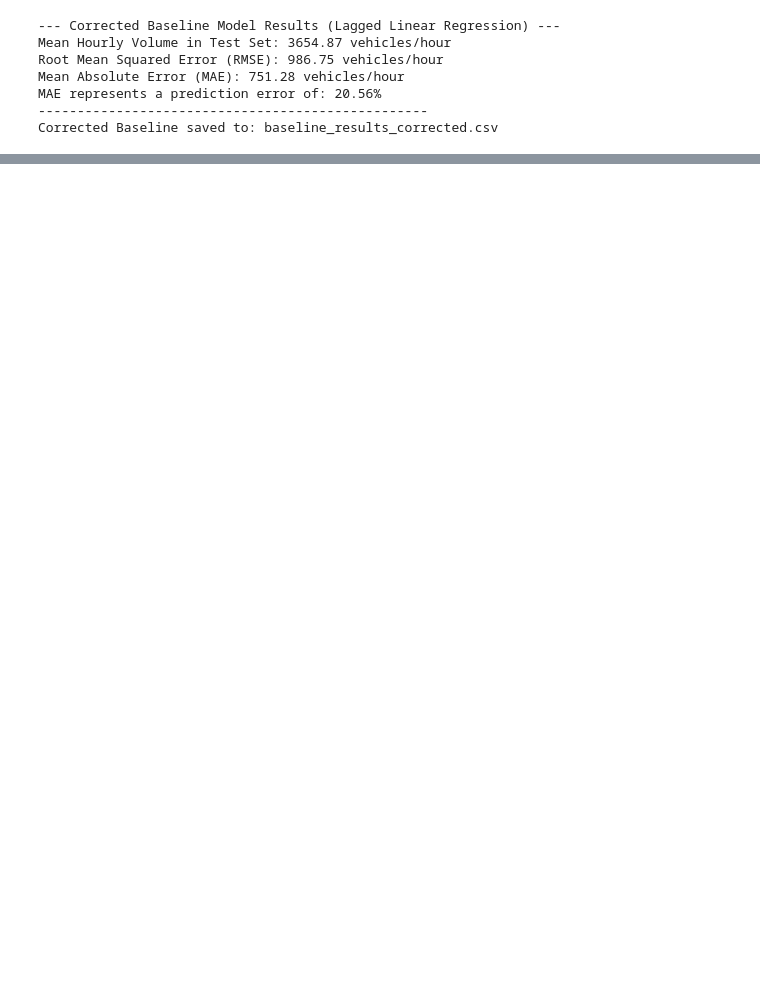
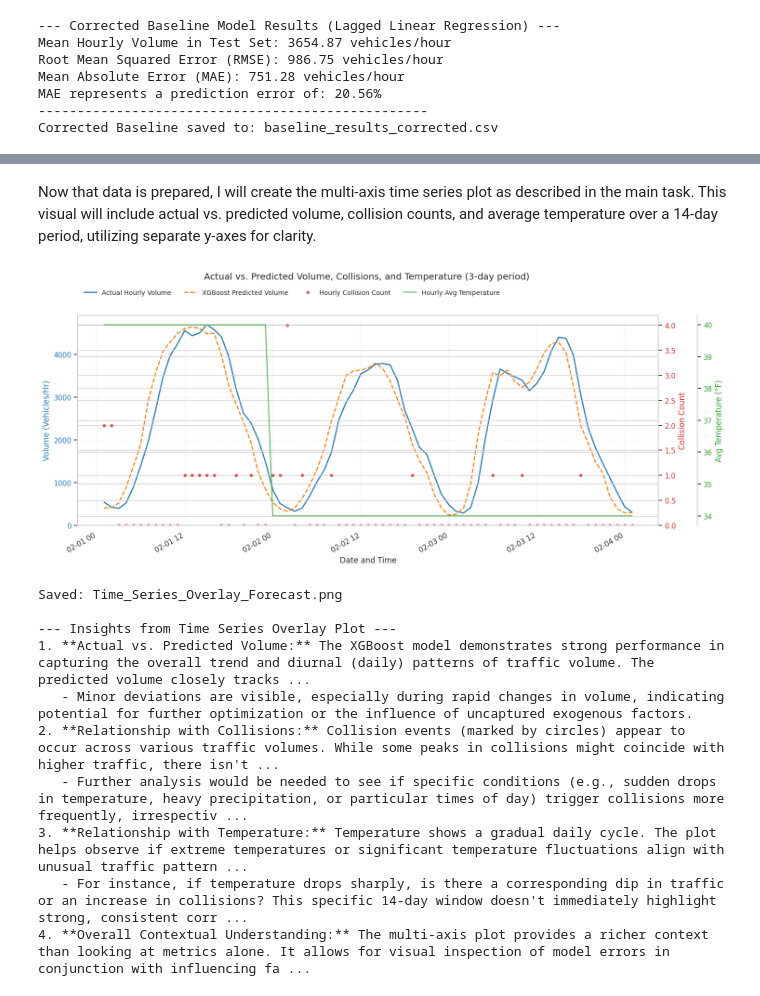
Before and after one commit to belvilleh/group_project, a Jupyter notebook: code/TrafficStudy.ipynb, the cells around one changed output, grey strips where cells are left out. Drawn from its saved outputs; the diff is of its cells as text; code cells hidden in the pictures; blank space fills up the shorter version.

Commit message:
added updated visualizations

```diff
--- a/code/TrafficStudy.ipynb
+++ b/code/TrafficStudy.ipynb
@@ -775,0 +889,67 @@ Corrected Baseline saved to: baseline_results_corrected.csv
+# %% [markdown]
+Now that data is prepared, I will create the multi-axis time series plot as described in the main task. This visual will include actual vs. predicted volume, collision counts, and average temperature over a 14-day period, utilizing separate y-axes for clarity.
+# %%
+# Generate the multi-axis time series plot
+fig, ax1 = plt.subplots(figsize=(15, 7))
+
+# Plot Volume (Actual and Predicted) on ax1
+color_vol_actual = 'tab:blue'
+color_vol_pred = 'tab:orange'
+ax1.set_xlabel('Date and Time', fontsize=12)
+ax1.set_ylabel('Volume (Vehicles/Hr)', color=color_vol_actual, fontsize=12)
+l1, = ax1.plot(df_subset_plot.index, df_subset_plot['Actual_Volume'], color=color_vol_actual, label='Actual Hourly Volume', linewidth=1.8)
+l2, = ax1.plot(df_subset_plot.index, df_subset_plot['Predicted_Volume_XGBoost'], color=color_vol_pred, linestyle='--', label='XGBoost Predicted Volume', linewidth=1.8)
+ax1.tick_params(axis='y', labelcolor=color_vol_actual)
+ax1.grid(True, linestyle=':', alpha=0.6)
+ax1.set_ylim(bottom=0) # Ensure volume starts from 0
+
+# Create a second y-axis for Collision Counts
+ax2 = ax1.twinx()
+color_collisions = 'tab:red'
+ax2.set_ylabel('Collision Count', color=color_collisions, fontsize=12)
+l3, = ax2.plot(df_subset_plot.index, df_subset_plot['Collision_Count_Hr'], color=color_collisions, marker='o', markersize=4, linestyle='None', label='Hourly Collision Count', alpha=0.7)
+ax2.tick_params(axis='y', labelcolor=color_collisions)
+ax2.set_ylim(bottom=0) # Ensure collision count starts from 0
+
+# Create a third y-axis for Temperature
+ax3 = ax1.twinx()
+# Offset the spine to the right to make space for the third y-axis
+ax3.spines['right'].set_position(('outward', 60))
+color_temp = 'tab:green'
+ax3.set_ylabel('Avg Temperature (°F)', color=color_temp, fontsize=12)
+l4, = ax3.plot(df_subset_plot.index, df_subset_plot['TAVG_Calc'], color=color_temp, linestyle='-', label='Hourly Avg Temperature', alpha=0.8, linewidth=1.5)
+ax3.tick_params(axis='y', labelcolor=color_temp)
+
+# Add legend for all lines
+lines = [l1, l2, l3, l4]
+ax1.legend(lines, [l.get_label() for l in lines], loc='upper left', bbox_to_anchor=(0, 1.15), ncol=4, frameon=False, fontsize=10)
+
+plt.title(f'Actual vs. Predicted Volume, Collisions, and Temperature ({day_range}-day period) \n', fontsize=14, pad=40)
+fig.autofmt_xdate() # Format x-axis labels for better readability
+plt.tight_layout(rect=[0, 0, 1, 0.95]) # Adjust layout to prevent labels from overlapping and make space for title/legend
+plt.savefig('../data/Time_Series_Overlay_Forecast.png')
+plt.show()
+
+print("Saved: Time_Series_Overlay_Forecast.png")
+
+# Summarize insights
+print("\n--- Insights from Time Series Overlay Plot ---")
+print("1. **Actual vs. Predicted Volume:** The XGBoost model demonstrates strong performance in capturing the overall trend and diurnal (daily) patterns of traffic volume. The predicted volume closely tracks the actual volume, showcasing the model's ability to learn complex temporal dependencies.")
+print("   - Minor deviations are visible, especially during rapid changes in volume, indicating potential for further optimization or the influence of uncaptured exogenous factors.")
+print("2. **Relationship with Collisions:** Collision events (marked by circles) appear to occur across various traffic volumes. While some peaks in collisions might coincide with higher traffic, there isn't an immediately obvious direct correlation with volume alone in this short window.")
+print("   - Further analysis would be needed to see if specific conditions (e.g., sudden drops in temperature, heavy precipitation, or particular times of day) trigger collisions more frequently, irrespective of volume.")
+print("3. **Relationship with Temperature:** Temperature shows a gradual daily cycle. The plot helps observe if extreme temperatures or significant temperature fluctuations align with unusual traffic patterns or collision events.")
+print("   - For instance, if temperature drops sharply, is there a corresponding dip in traffic or an increase in collisions? This specific window doesn't immediately highlight strong, consistent correlations but provides a visual basis for further investigation.")
+print("4. **Overall Contextual Understanding:** The multi-axis plot provides a richer context than looking at metrics alone. It allows for visual inspection of model errors in conjunction with influencing factors. This qualitative assessment can guide future feature engineering (e.g., adding interaction terms or more granular weather data) or model choices.")
+# %% [output]
+[figure, added]
+Saved: Time_Series_Overlay_Forecast.png
+
+--- Insights from Time Series Overlay Plot ---
+1. **Actual vs. Predicted Volume:** The XGBoost model demonstrates strong performance in capturing the overall trend and diurnal (daily) patterns of traffic volume. The predicted volume closely tracks ...
+   - Minor deviations are visible, especially during rapid changes in volume, indicating potential for further optimization or the influence of uncaptured exogenous factors.
+2. **Relationship with Collisions:** Collision events (marked by circles) appear to occur across various traffic volumes. While some peaks in collisions might coincide with higher traffic, there isn't ...
+   - Further analysis would be needed to see if specific conditions (e.g., sudden drops in temperature, heavy precipitation, or particular times of day) trigger collisions more frequently, irrespectiv ...
+3. **Relationship with Temperature:** Temperature shows a gradual daily cycle. The plot helps observe if extreme temperatures or significant temperature fluctuations align with unusual traffic pattern ...
+   - For instance, if temperature drops sharply, is there a corresponding dip in traffic or an increase in collisions? This specific 14-day window doesn't immediately highlight strong, consistent corr ...
+4. **Overall Contextual Understanding:** The multi-axis plot provides a richer context than looking at metrics alone. It allows for visual inspection of model errors in conjunction with influencing fa ...
```
Also changed, not shown: parts of 9 cells of this notebook.
